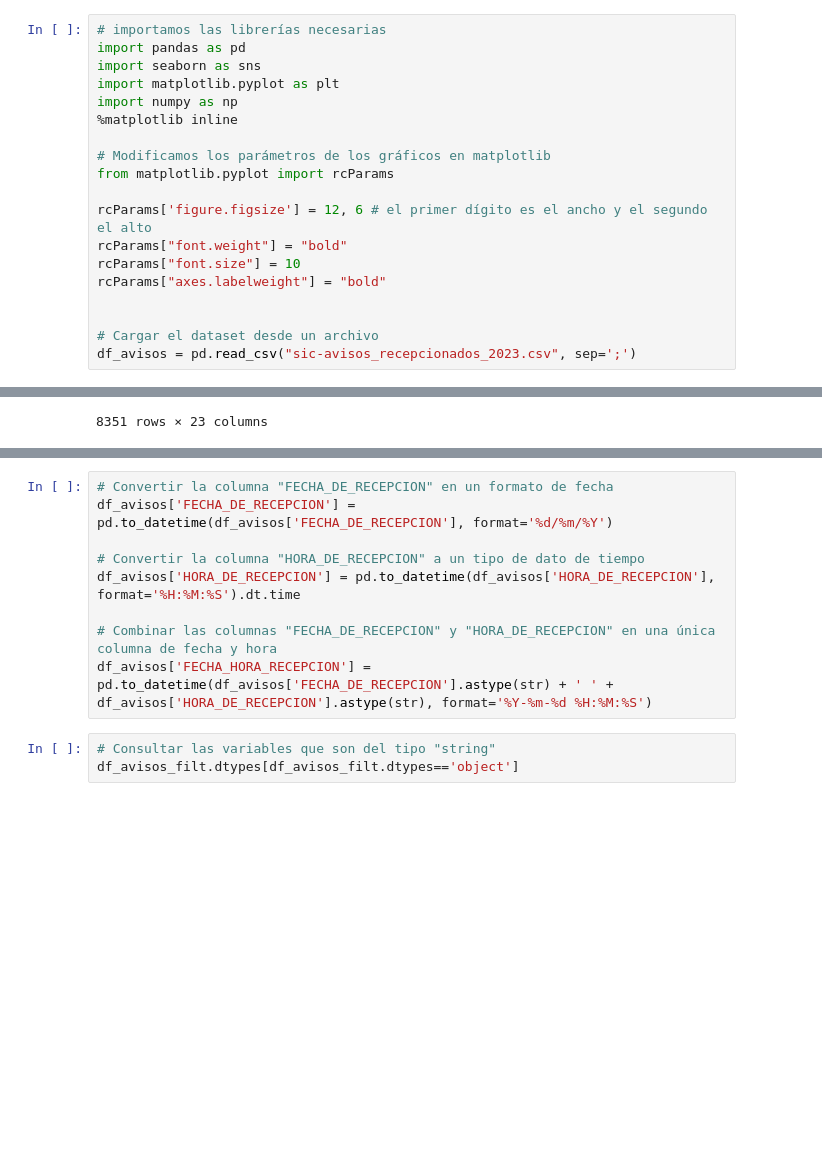
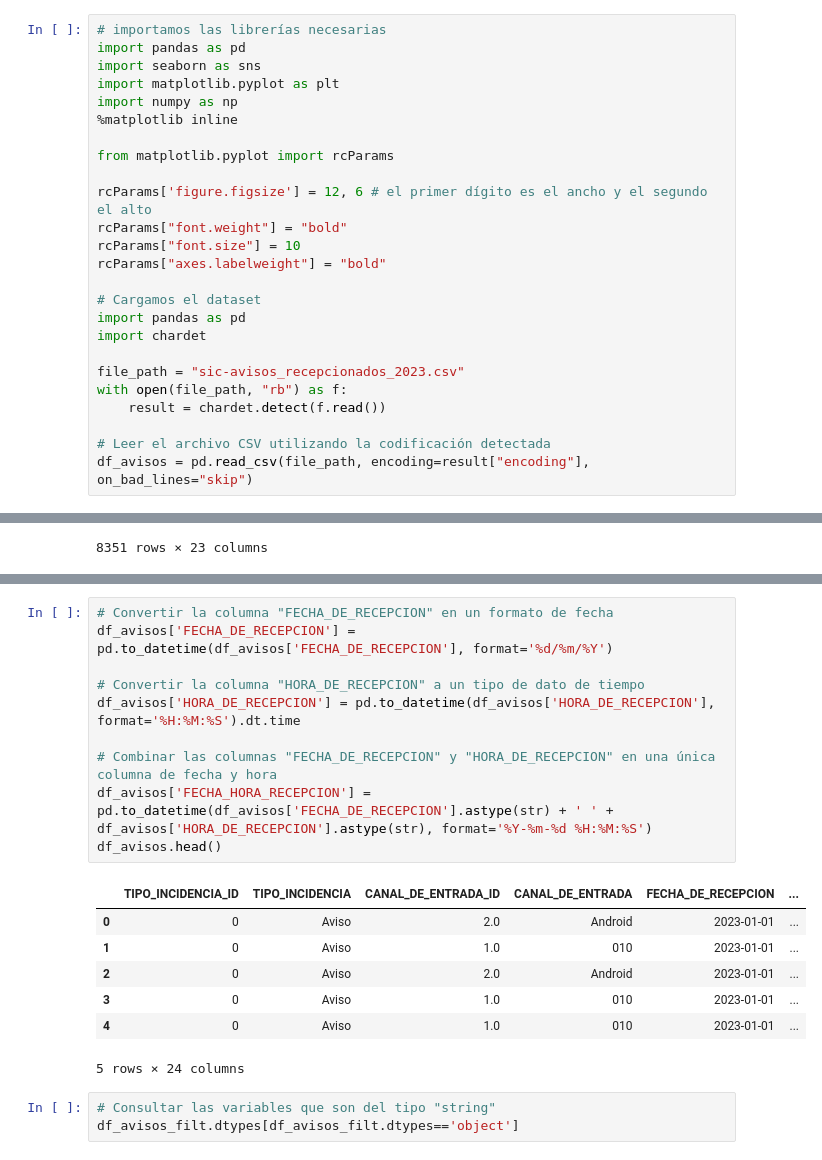
Before and after one commit to davidgdt/ejemplo_coil, a Jupyter notebook: notebooks/EstructuraDeDatos-Algorit_Actividades_COIL.ipynb, the cells around one changed output, grey strips where cells are left out. Cells and saved outputs as stored; diff of their text form; blank space fills up the shorter version.

```diff
--- a/notebooks/EstructuraDeDatos-Algorit_Actividades_COIL.ipynb
+++ b/notebooks/EstructuraDeDatos-Algorit_Actividades_COIL.ipynb
@@ -6,7 +6,6 @@ import matplotlib.pyplot as plt
 import numpy as np
 %matplotlib inline
 
-# Modificamos los parámetros de los gráficos en matplotlib
 from matplotlib.pyplot import rcParams
 
 rcParams['figure.figsize'] = 12, 6 # el primer dígito es el ancho y el segundo el alto
@@ -14,9 +13,16 @@ rcParams["font.weight"] = "bold"
 rcParams["font.size"] = 10
 rcParams["axes.labelweight"] = "bold"
 
+# Cargamos el dataset
+import pandas as pd
+import chardet
 
-# Cargar el dataset desde un archivo
-df_avisos = pd.read_csv("sic-avisos_recepcionados_2023.csv", sep=';')
+file_path = "sic-avisos_recepcionados_2023.csv"
+with open(file_path, "rb") as f:
+    result = chardet.detect(f.read())
+
+# Leer el archivo CSV utilizando la codificación detectada
+df_avisos = pd.read_csv(file_path, encoding=result["encoding"], on_bad_lines="skip")
 # %%
 # Mostrar las primeras filas del DataFrame
 df_avisos.head()
@@ -67,12 +115,21 @@ df_avisos_filt
 # %%
 # Convertir la columna "FECHA_DE_RECEPCION" en un formato de fecha
 df_avisos['FECHA_DE_RECEPCION'] = pd.to_datetime(df_avisos['FECHA_DE_RECEPCION'], format='%d/%m/%Y')
 
 # Convertir la columna "HORA_DE_RECEPCION" a un tipo de dato de tiempo
 df_avisos['HORA_DE_RECEPCION'] = pd.to_datetime(df_avisos['HORA_DE_RECEPCION'], format='%H:%M:%S').dt.time
 
 # Combinar las columnas "FECHA_DE_RECEPCION" y "HORA_DE_RECEPCION" en una única columna de fecha y hora
 df_avisos['FECHA_HORA_RECEPCION'] = pd.to_datetime(df_avisos['FECHA_DE_RECEPCION'].astype(str) + ' ' + df_avisos['HORA_DE_RECEPCION'].astype(str), format='%Y-%m-%d %H:%M:%S')
+df_avisos.head()
+# %% [output]
+|  | TIPO_INCIDENCIA_ID | TIPO_INCIDENCIA | CANAL_DE_ENTRADA_ID | CANAL_DE_ENTRADA | FECHA_DE_RECEPCION | ... |
+| 0 | 0 | Aviso | 2.0 | Android | 2023-01-01 | ... |
+| 1 | 0 | Aviso | 1.0 | 010 | 2023-01-01 | ... |
+| 2 | 0 | Aviso | 2.0 | Android | 2023-01-01 | ... |
+| 3 | 0 | Aviso | 1.0 | 010 | 2023-01-01 | ... |
+| 4 | 0 | Aviso | 1.0 | 010 | 2023-01-01 | ... |
+5 rows × 24 columns
 # %%
 # Consultar las variables que son del tipo "string"
 df_avisos_filt.dtypes[df_avisos_filt.dtypes=='object']
```
Also changed, not shown: parts of 20 cells of this notebook.
